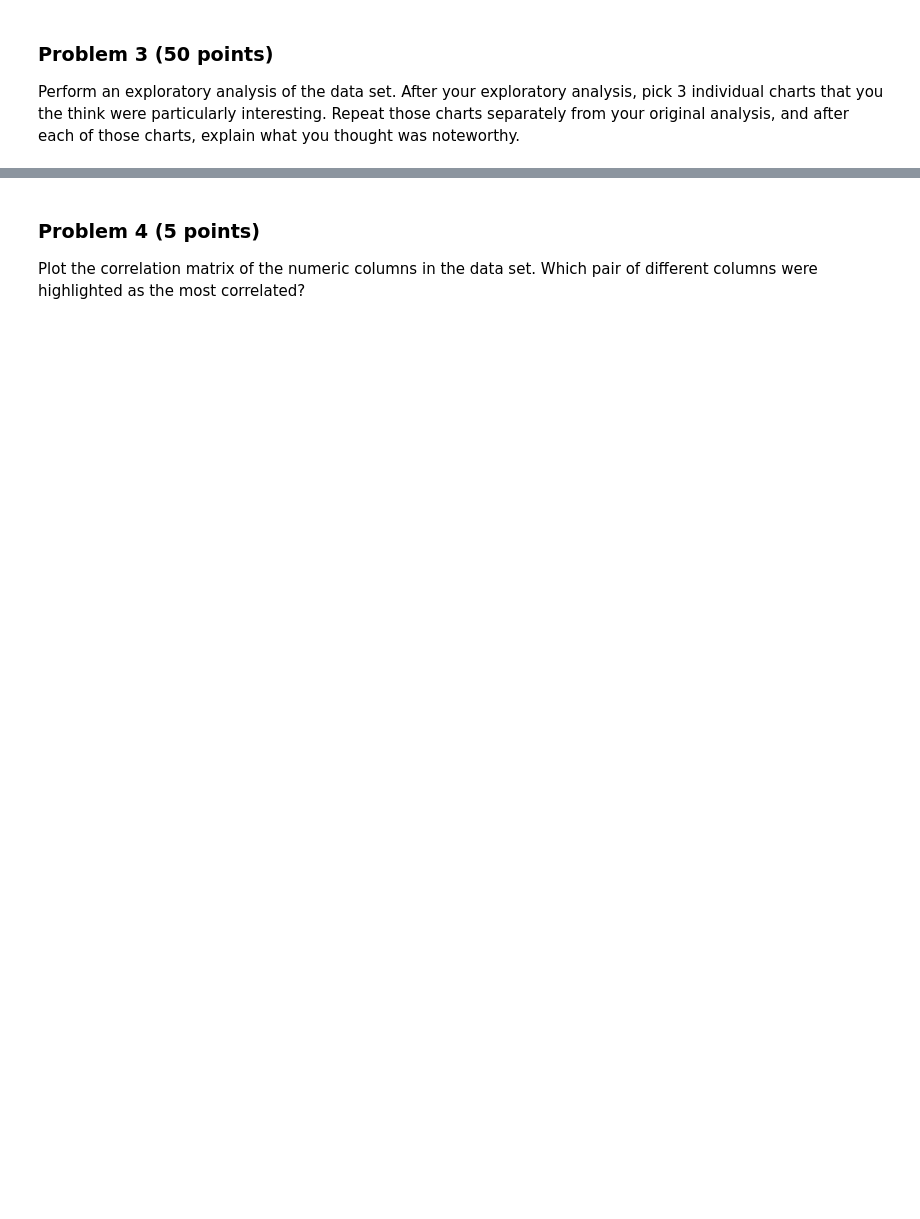
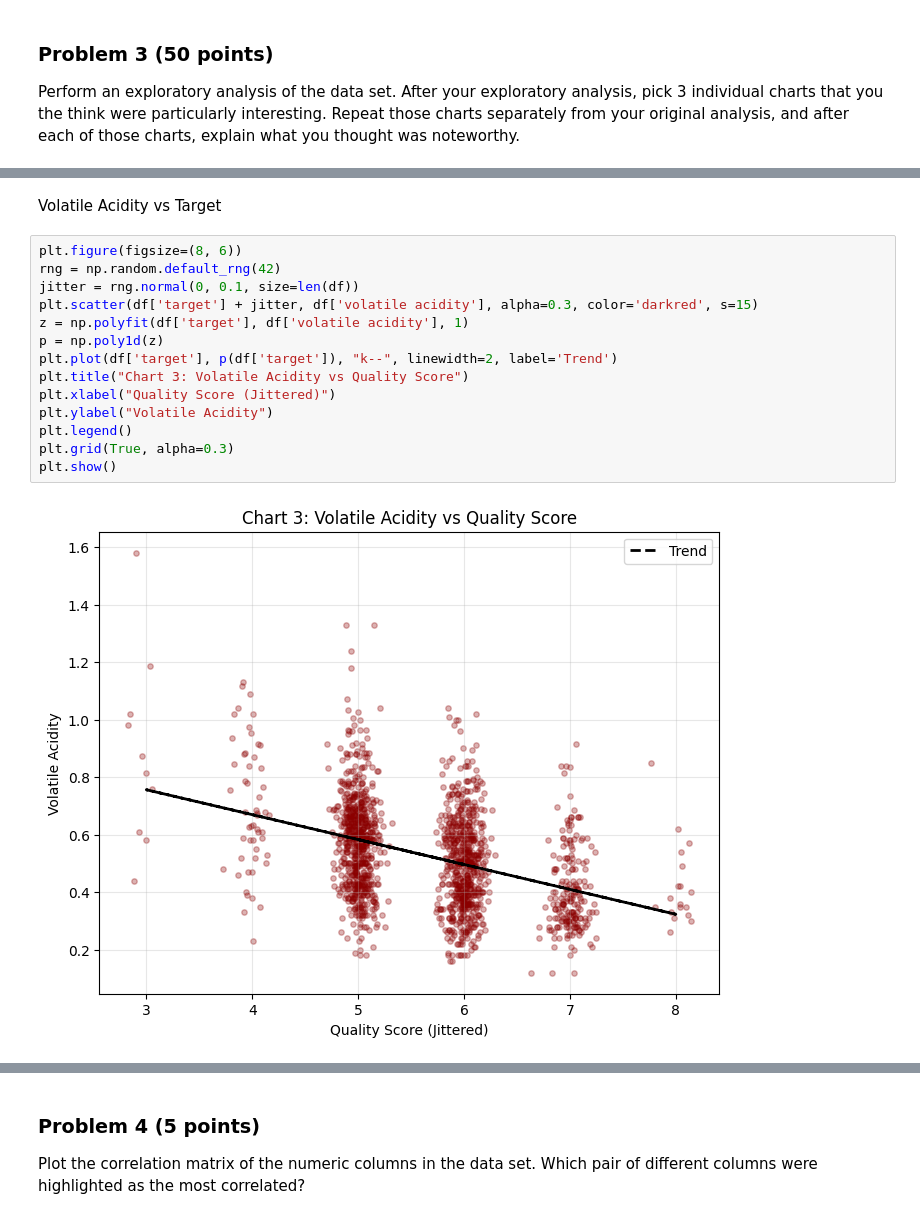
Before and after one commit to kronenflex/homeworks_mds_DX_602, a Jupyter notebook: homework12/project.ipynb, the cells around one changed output, grey strips where cells are left out. Cells and saved outputs as stored; diff of their text form; blank space fills up the shorter version.

```diff
--- a/homework12/project.ipynb
+++ b/homework12/project.ipynb
@@ -92,0 +216,18 @@ YOUR ANSWERS HERE
+# %% [markdown]
+Volatile Acidity vs Target
+# %%
+plt.figure(figsize=(8, 6))
+rng = np.random.default_rng(42)
+jitter = rng.normal(0, 0.1, size=len(df))
+plt.scatter(df['target'] + jitter, df['volatile acidity'], alpha=0.3, color='darkred', s=15)
+z = np.polyfit(df['target'], df['volatile acidity'], 1)
+p = np.poly1d(z)
+plt.plot(df['target'], p(df['target']), "k--", linewidth=2, label='Trend')
+plt.title("Chart 3: Volatile Acidity vs Quality Score")
+plt.xlabel("Quality Score (Jittered)")
+plt.ylabel("Volatile Acidity")
+plt.legend()
+plt.grid(True, alpha=0.3)
+plt.show()
+# %% [output]
+[figure, added]
```
Also changed, not shown: parts of 33 cells of this notebook.
